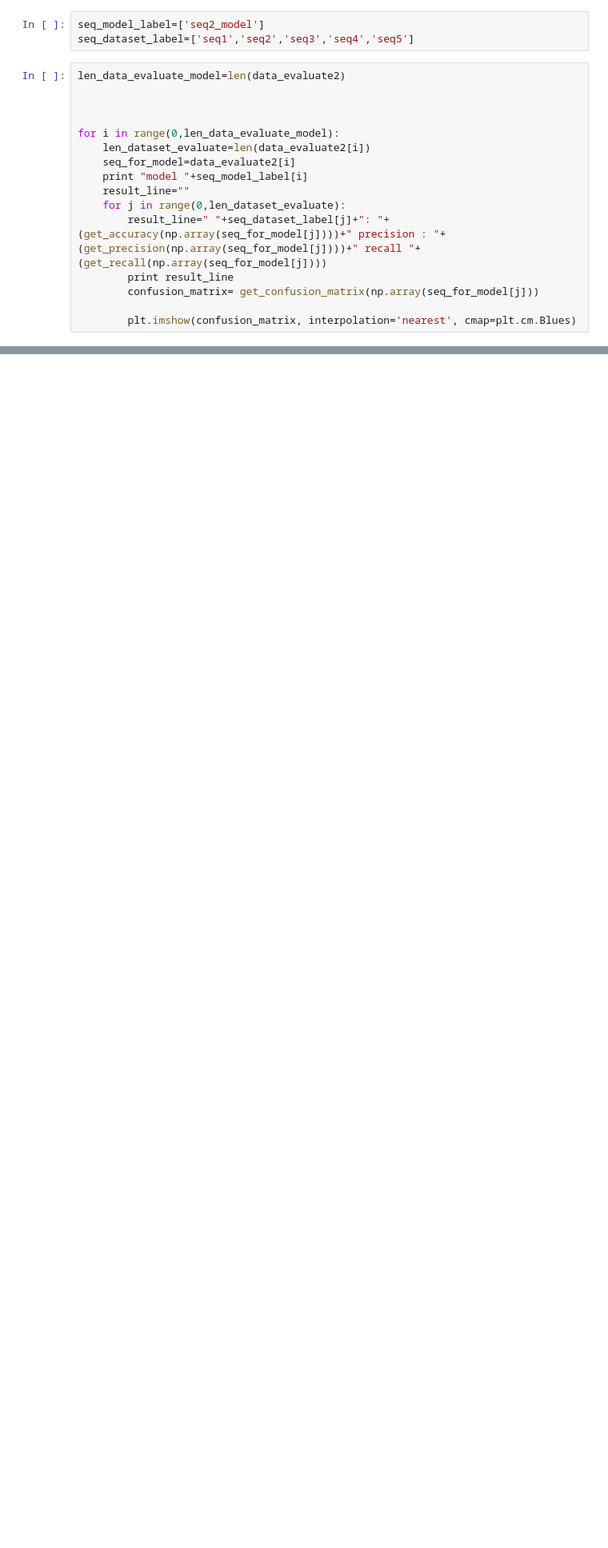
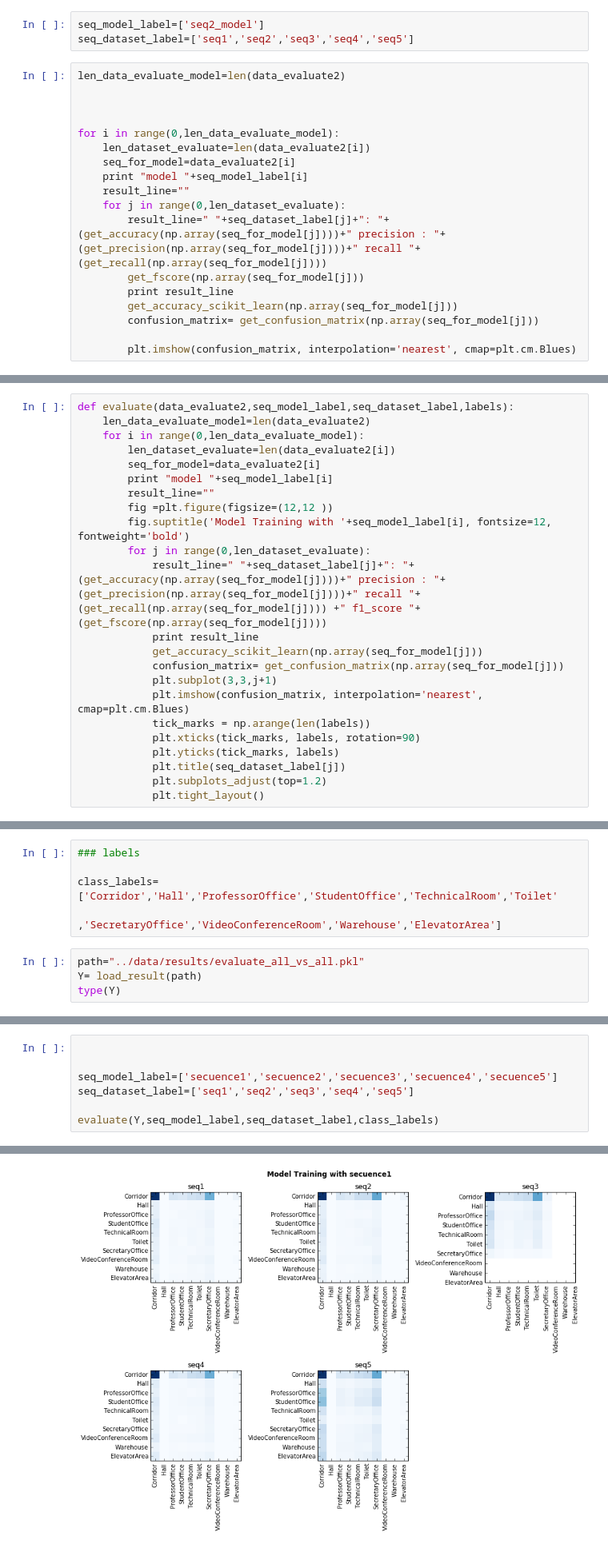
Before and after one commit to q3luis/pfc, a Jupyter notebook: notebooks/Evaluación para PFC.ipynb, the cells around one changed output, grey strips where cells are left out. Shown at 80% size. Cells and saved outputs as stored; diff of their text form; blank space fills up the shorter version.

```diff
--- a/notebooks/Evaluación para PFC.ipynb
+++ b/notebooks/Evaluación para PFC.ipynb
@@ -49,7 +66,9 @@ for i in range(0,len_data_evaluate_model):
     result_line=""
     for j in range(0,len_dataset_evaluate):
         result_line=" "+seq_dataset_label[j]+": "+(get_accuracy(np.array(seq_for_model[j])))+" precision : "+(get_precision(np.array(seq_for_model[j])))+" recall "+(get_recall(np.array(seq_for_model[j])))
+        get_fscore(np.array(seq_for_model[j]))
         print result_line
+        get_accuracy_scikit_learn(np.array(seq_for_model[j]))
         confusion_matrix= get_confusion_matrix(np.array(seq_for_model[j]))
 
         plt.imshow(confusion_matrix, interpolation='nearest', cmap=plt.cm.Blues)
@@ -59 +78,24 @@ model seq2_model
 [figure]
+# %%
+def evaluate(data_evaluate2,seq_model_label,seq_dataset_label,labels):
+    len_data_evaluate_model=len(data_evaluate2)
+    for i in range(0,len_data_evaluate_model):
+        len_dataset_evaluate=len(data_evaluate2[i])
+        seq_for_model=data_evaluate2[i]
+        print "model "+seq_model_label[i]
+        result_line=""
+        fig =plt.figure(figsize=(12,12 ))
+        fig.suptitle('Model Training with '+seq_model_label[i], fontsize=12, fontweight='bold')
+        for j in range(0,len_dataset_evaluate):
+            result_line=" "+seq_dataset_label[j]+": "+(get_accuracy(np.array(seq_for_model[j])))+" precision : "+(get_precision(np.array(seq_for_model[j])))+" recall "+(get_recall(np.array(seq_for_model[j]))) +" f1_score "+(get_fscore(np.array(seq_for_model[j])))
+            print result_line
+            get_accuracy_scikit_learn(np.array(seq_for_model[j]))
+            confusion_matrix= get_confusion_matrix(np.array(seq_for_model[j]))
+            plt.subplot(3,3,j+1)
+            plt.imshow(confusion_matrix, interpolation='nearest', cmap=plt.cm.Blues)
+            tick_marks = np.arange(len(labels))
+            plt.xticks(tick_marks, labels, rotation=90)
+            plt.yticks(tick_marks, labels)
+            plt.title(seq_dataset_label[j])
+            plt.subplots_adjust(top=1.2)
+            plt.tight_layout()
@@ -59,0 +106,9 @@ model seq2_model
+# %%
+### labels
+
+class_labels=['Corridor','Hall','ProfessorOffice','StudentOffice','TechnicalRoom','Toilet'
+              ,'SecretaryOffice','VideoConferenceRoom','Warehouse','ElevatorArea']
+# %%
+path="../data/results/evaluate_all_vs_all.pkl"
+Y= load_result(path)
+type(Y)
@@ -59,0 +117,8 @@ model seq2_model
+# %%
+
+
+seq_model_label=['secuence1','secuence2','secuence3','secuence4','secuence5']
+seq_dataset_label=['seq1','seq2','seq3','seq4','seq5']
+
+evaluate(Y,seq_model_label,seq_dataset_label,class_labels)
+# %% [output]
@@ -59,0 +142 @@ model seq2_model
+[figure, added]
```
Also changed, not shown: parts of 6 cells of this notebook.
